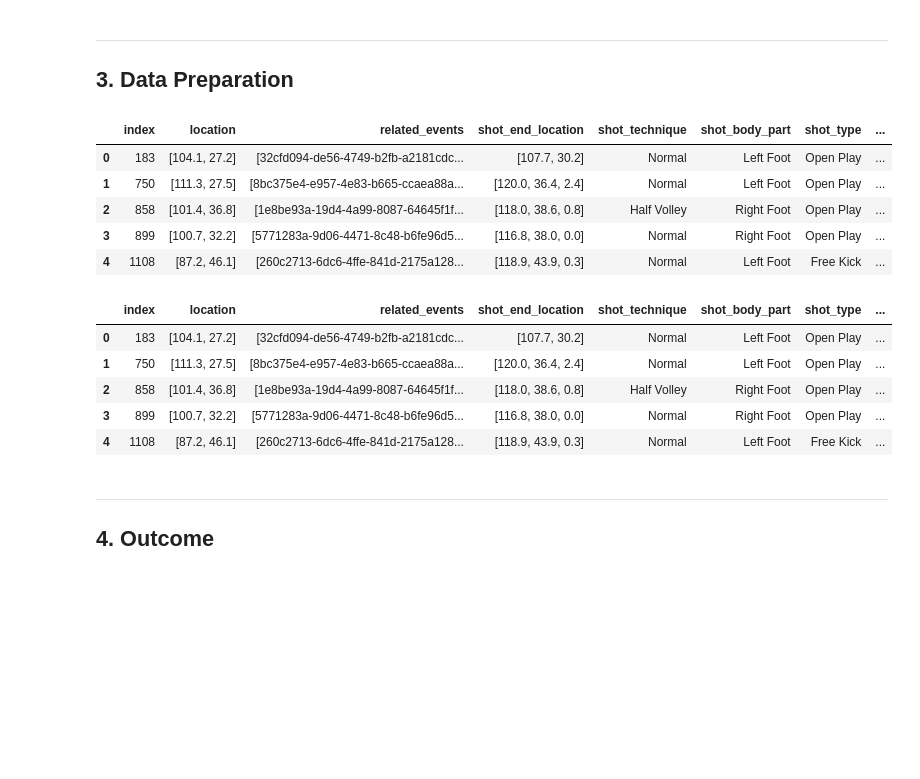
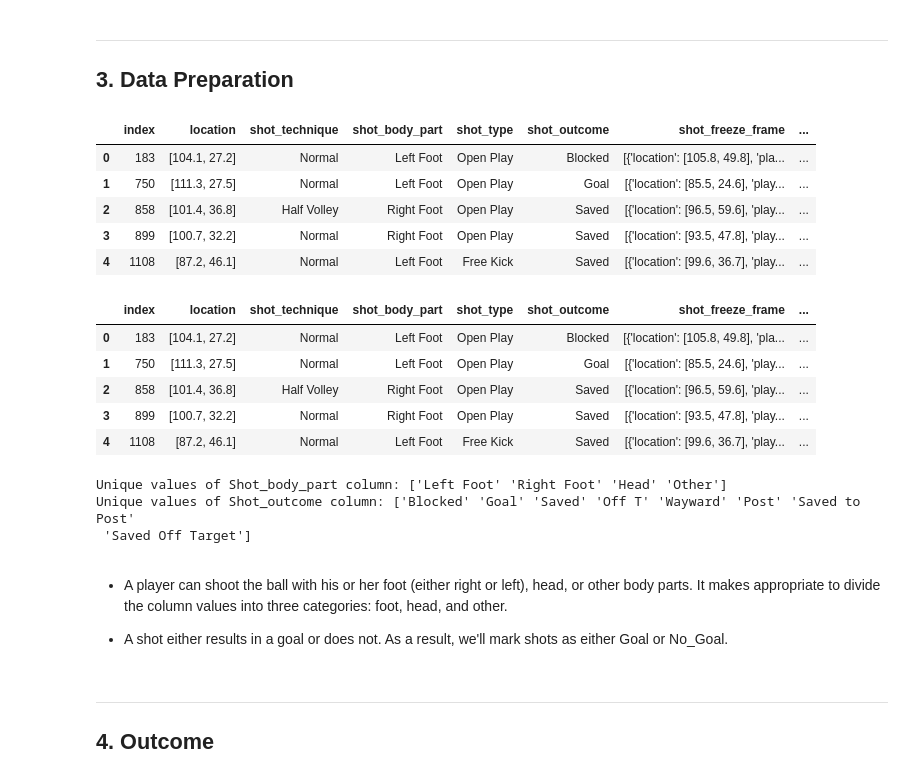
Before and after one commit to Elmehdi9/Building-expected-goals-model, a Jupyter notebook: Data Preparation.ipynb, the cells around one changed output. Saved outputs shown, nothing was run; the diff lists cells and outputs as text; code cells hidden in the pictures; blank space fills up the shorter version.

```diff
--- a/Data Preparation.ipynb
+++ b/Data Preparation.ipynb
@@ -63,18 +63,19 @@ ___
 # %%
 # Dropping columns
 columns_to_drop= ["id", "period", "timestamp", "minute", "second", "type", "possession",
                   "possession_team", "play_pattern", "team", "player", "position", "duration",
-                  "match_id", "shot_key_pass_id", "shot_statsbomb_xg", "possession_team_id", "player_id"]
+                  "match_id", "shot_key_pass_id", "shot_statsbomb_xg", "possession_team_id",
+                  "player_id", "shot_end_location", "related_events"]
 
 df= df.drop(columns= columns_to_drop)
 df.head()
 # %% [output]
-|  | index | location | related_events | shot_end_location | shot_technique | shot_body_part | shot_type | ... |
-| 0 | 183 | [104.1, 27.2] | [32cfd094-de56-4749-b2fb-a2181cdc... | [107.7, 30.2] | Normal | Left Foot | Open Play | ... |
-| 1 | 750 | [111.3, 27.5] | [8bc375e4-e957-4e83-b665-ccaea88a... | [120.0, 36.4, 2.4] | Normal | Left Foot | Open Play | ... |
-| 2 | 858 | [101.4, 36.8] | [1e8be93a-19d4-4a99-8087-64645f1f... | [118.0, 38.6, 0.8] | Half Volley | Right Foot | Open Play | ... |
-| 3 | 899 | [100.7, 32.2] | [5771283a-9d06-4471-8c48-b6fe96d5... | [116.8, 38.0, 0.0] | Normal | Right Foot | Open Play | ... |
-| 4 | 1108 | [87.2, 46.1] | [260c2713-6dc6-4ffe-841d-2175a128... | [118.9, 43.9, 0.3] | Normal | Left Foot | Free Kick | ... |
+|  | index | location | shot_technique | shot_body_part | shot_type | shot_outcome | shot_freeze_frame | ... |
+| 0 | 183 | [104.1, 27.2] | Normal | Left Foot | Open Play | Blocked | [{'location': [105.8, 49.8], 'pla... | ... |
+| 1 | 750 | [111.3, 27.5] | Normal | Left Foot | Open Play | Goal | [{'location': [85.5, 24.6], 'play... | ... |
+| 2 | 858 | [101.4, 36.8] | Half Volley | Right Foot | Open Play | Saved | [{'location': [96.5, 59.6], 'play... | ... |
+| 3 | 899 | [100.7, 32.2] | Normal | Right Foot | Open Play | Saved | [{'location': [93.5, 47.8], 'play... | ... |
+| 4 | 1108 | [87.2, 46.1] | Normal | Left Foot | Free Kick | Saved | [{'location': [99.6, 36.7], 'play... | ... |
 # %%
 # Find columns where more than 85% of the values are None
 to_drop = [col for col in df.columns if df[col].isnull().mean() > 0.85]
@@ -83,12 +84,12 @@ to_drop = [col for col in df.columns if df[col].isnull().mean() > 0.85]
 df = df.drop(columns=to_drop)
 df.head()
 # %% [output]
-|  | index | location | related_events | shot_end_location | shot_technique | shot_body_part | shot_type | ... |
-| 0 | 183 | [104.1, 27.2] | [32cfd094-de56-4749-b2fb-a2181cdc... | [107.7, 30.2] | Normal | Left Foot | Open Play | ... |
-| 1 | 750 | [111.3, 27.5] | [8bc375e4-e957-4e83-b665-ccaea88a... | [120.0, 36.4, 2.4] | Normal | Left Foot | Open Play | ... |
-| 2 | 858 | [101.4, 36.8] | [1e8be93a-19d4-4a99-8087-64645f1f... | [118.0, 38.6, 0.8] | Half Volley | Right Foot | Open Play | ... |
-| 3 | 899 | [100.7, 32.2] | [5771283a-9d06-4471-8c48-b6fe96d5... | [116.8, 38.0, 0.0] | Normal | Right Foot | Open Play | ... |
-| 4 | 1108 | [87.2, 46.1] | [260c2713-6dc6-4ffe-841d-2175a128... | [118.9, 43.9, 0.3] | Normal | Left Foot | Free Kick | ... |
+|  | index | location | shot_technique | shot_body_part | shot_type | shot_outcome | shot_freeze_frame | ... |
+| 0 | 183 | [104.1, 27.2] | Normal | Left Foot | Open Play | Blocked | [{'location': [105.8, 49.8], 'pla... | ... |
+| 1 | 750 | [111.3, 27.5] | Normal | Left Foot | Open Play | Goal | [{'location': [85.5, 24.6], 'play... | ... |
+| 2 | 858 | [101.4, 36.8] | Half Volley | Right Foot | Open Play | Saved | [{'location': [96.5, 59.6], 'play... | ... |
+| 3 | 899 | [100.7, 32.2] | Normal | Right Foot | Open Play | Saved | [{'location': [93.5, 47.8], 'play... | ... |
+| 4 | 1108 | [87.2, 46.1] | Normal | Left Foot | Free Kick | Saved | [{'location': [99.6, 36.7], 'play... | ... |
 # %%
 # Extracting both elemnts of the array as X(first element) and Y(second element)
 df[['X','Y']] = df['location'].apply(lambda x: pd.Series(x, index=['X', 'Y']))
@@ -106,3 +107,14 @@ df['distance'] = (((df['X']-104)**2 + (df['Y']-38)**2)**(1/2))
 
 # Drop unuseful columns
 df.drop(columns=["X", "Y", "X2", "Y2"], inplace=True)
+# %%
+print("Unique values of Shot_body_part column: "+ str(df.shot_body_part.unique())+ "\n"+
+      "Unique values of Shot_outcome column: "+ str(df.shot_outcome.unique()) )
+# %% [output]
+Unique values of Shot_body_part column: ['Left Foot' 'Right Foot' 'Head' 'Other']
+Unique values of Shot_outcome column: ['Blocked' 'Goal' 'Saved' 'Off T' 'Wayward' 'Post' 'Saved to Post'
+ 'Saved Off Target']
+# %% [markdown]
+- A player can shoot the ball with his or her foot (either right or left), head, or other body parts. It makes appropriate to divide the column values into three categories: foot, head, and other.
+
+- A shot either results in a goal or does not. As a result, we'll mark shots as either Goal or No_Goal.
```
Also changed, not shown: parts of 2 cells of this notebook, 1 other file.
